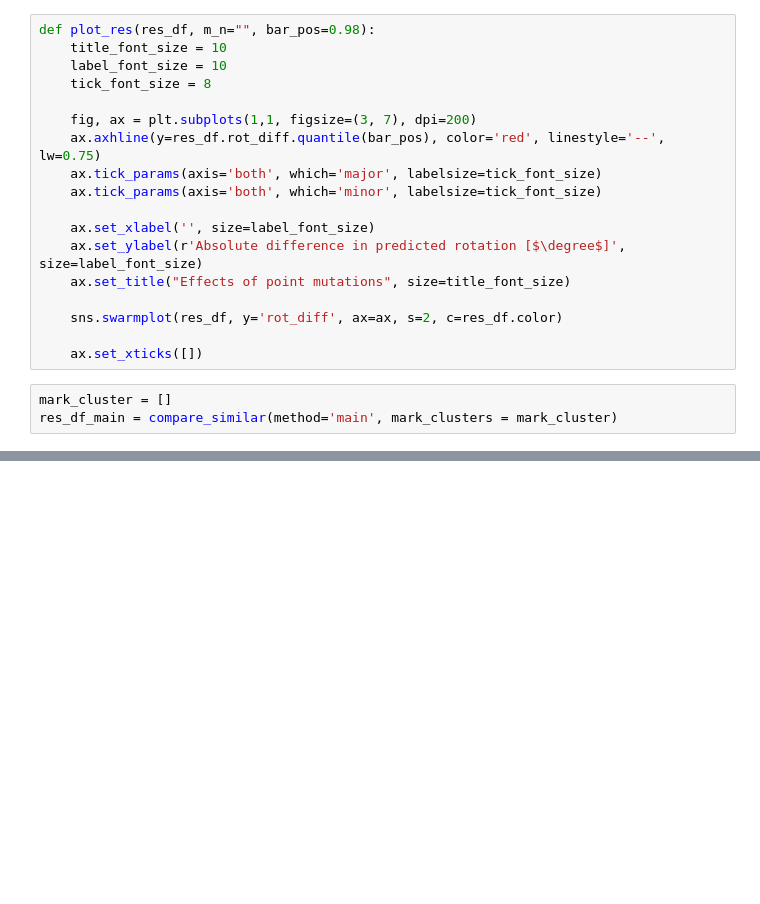
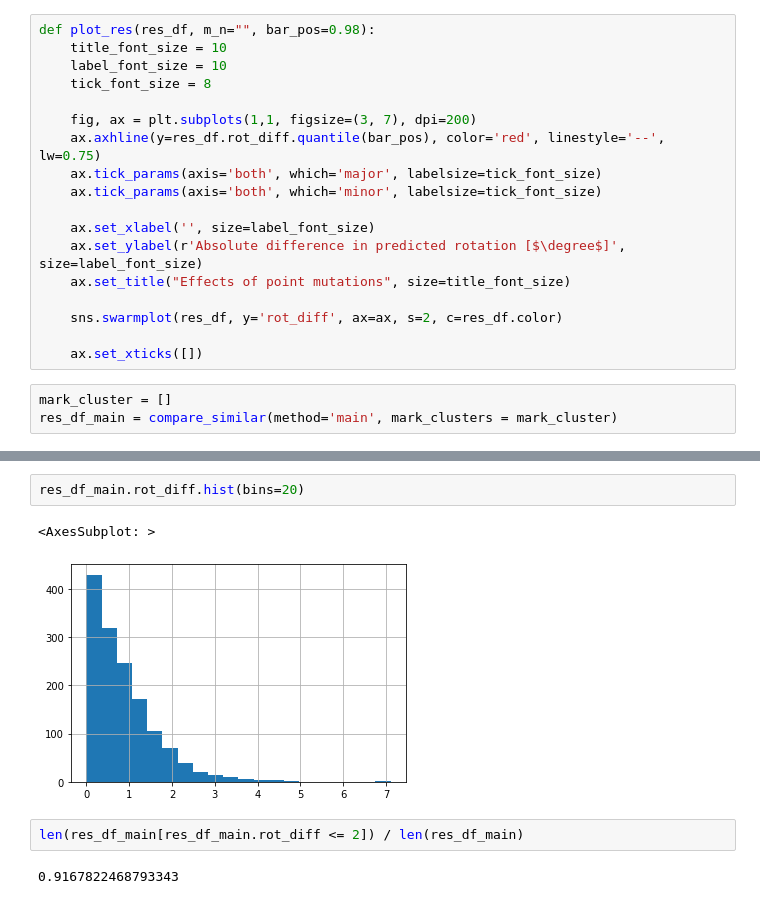
Before and after one commit to labstructbioinf/HAMPpred, a Jupyter notebook: notebooks/steps/4_scan_mutations.ipynb, the cells around one changed output, grey strips where cells are left out. Drawn from its saved outputs; the diff is of its cells as text; blank space fills up the shorter version.

```diff
--- a/notebooks/steps/4_scan_mutations.ipynb
+++ b/notebooks/steps/4_scan_mutations.ipynb
@@ -1141,0 +370,9 @@ KeyboardInterrupt:
+# %%
+res_df_main.rot_diff.hist(bins=20)
+# %% [output]
+<AxesSubplot: >
+[figure, added]
+# %%
+len(res_df_main[res_df_main.rot_diff <= 2]) / len(res_df_main)
+# %% [output]
+0.9167822468793343
```
Also changed, not shown: parts of 76 cells of this notebook, 4 other files.
